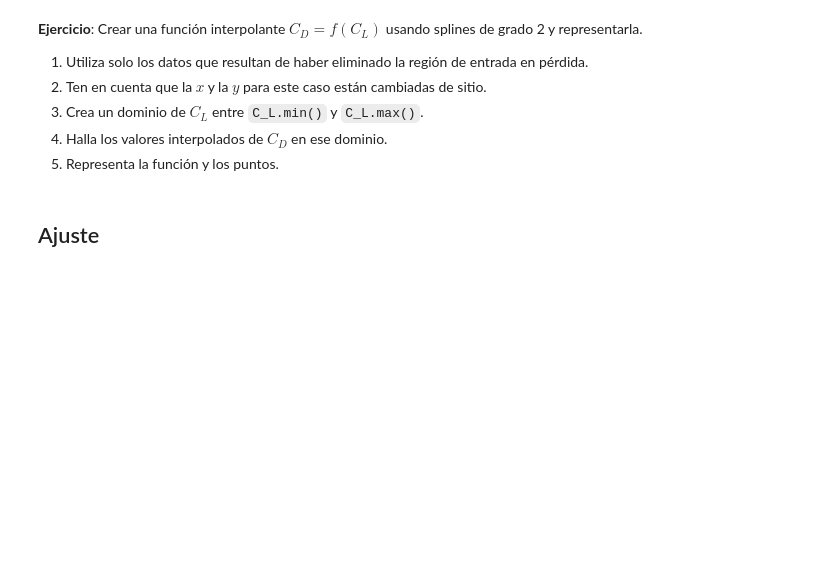
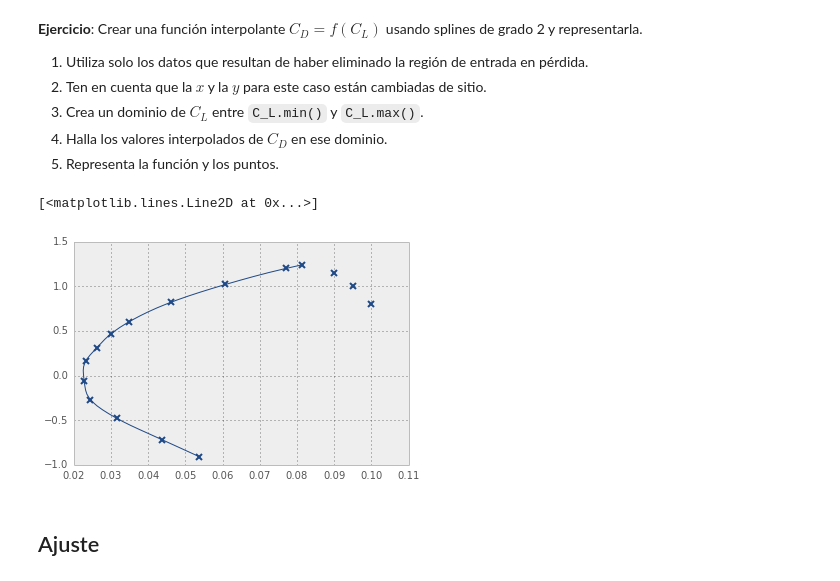
Before and after one commit to AeroPython/Curso_AeroPython, a Jupyter notebook: Notebooks/Clase6a_Interpolacion-ajuste.ipynb, the cells around one changed output. Cells and saved outputs as stored; diff of their text form; code cells hidden in the pictures; blank space fills up the shorter version.

```diff
--- a/Notebooks/Clase6a_Interpolacion-ajuste.ipynb
+++ b/Notebooks/Clase6a_Interpolacion-ajuste.ipynb
@@ -50,6 +104,17 @@ Retrocede ahora y comprueba lo que pasa si cambias el grado del *spline*.
 3. Crea un dominio de $C_L$ entre `C_L.min()` y `C_L.max()`.
 4. Halla los valores interpolados de $C_D$ en ese dominio.
 5. Representa la función y los puntos.
+# %%
+f_C_D = interpolate.InterpolatedUnivariateSpline(C_L[:idx_stall + 1], C_D[:idx_stall + 1], k=2)
+
+C_L_domain = np.linspace(C_L.min(), C_L.max())
+C_D_interp = f_C_D(C_L_domain)
+
+l, = plt.plot(C_D_interp, C_L_domain)
+plt.plot(C_D, C_L, 'x', mew=2, c=l.get_color())
+# %% [output]
+[<matplotlib.lines.Line2D at 0x...>]
+[figure, added]
 # %% [markdown]
 ## Ajuste
 # %% [markdown]
```
Also changed, not shown: parts of 16 cells of this notebook.
